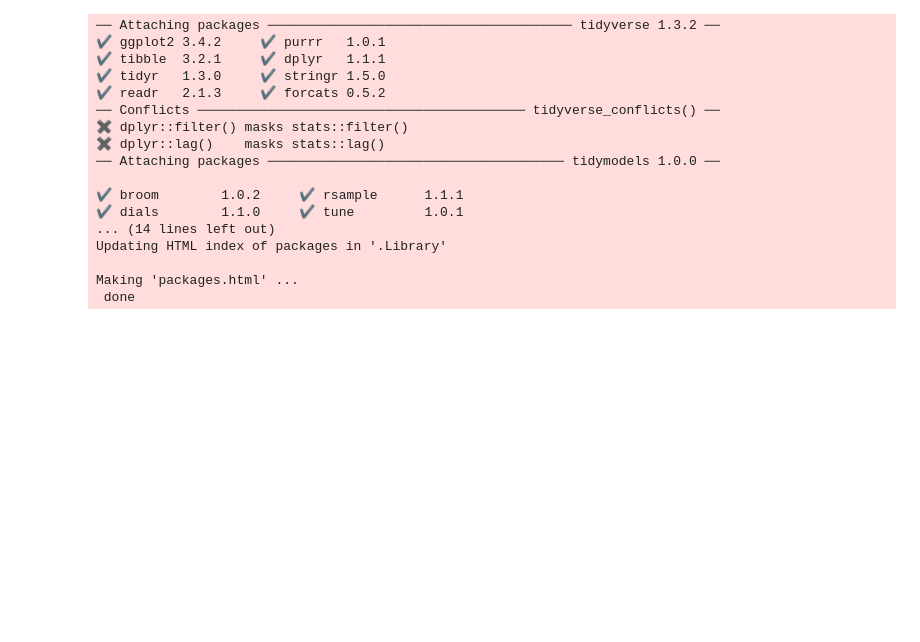
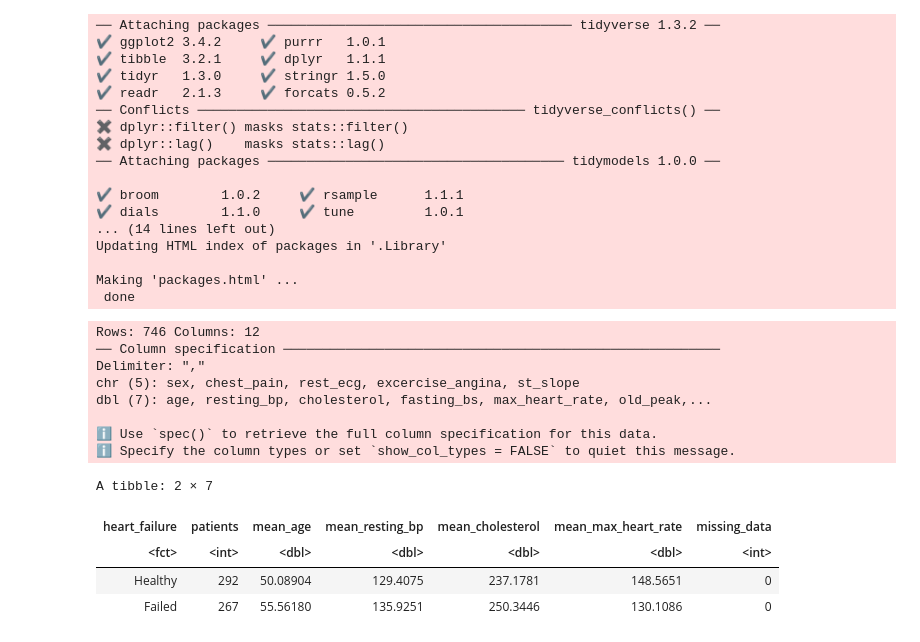
Before and after one commit to hamin2006/Group_Project_7, a Jupyter notebook: project_proposal_group7.ipynb, the cells around one changed output. Cells and saved outputs as stored; diff of their text form; code cells hidden in the pictures; blank space fills up the shorter version.

```diff
--- a/project_proposal_group7.ipynb
+++ b/project_proposal_group7.ipynb
@@ -27,24 +27,46 @@ Making 'packages.html' ...
  done
 # %%
 set.seed(50)
-heart_data <- read_csv("data/heart.csv", skip = 1, col_names = c("age","sex","chest_pain","resting_bp","cholesterol","fasting_bs","rest_ecg","max_heart_rate","excercise_angina","old_peak","st_slope","heart_failure")) |>
-    mutate(heart_failure = case_when(heart_failure == 1 ~ "Healthy" , heart_failure == 0 ~ "Failed"), heart_failure = as_factor(heart_failure)) |>
+#loading raw dataset with new clean column names
+heart_raw <- read_csv("https://raw.githubusercontent.com/hamin2006/Group_Project_7/main/data/heart1.csv",
+                       skip = 1,
+                       col_names = c("age","sex","chest_pain","resting_bp","cholesterol","fasting_bs","rest_ecg",
+                                    "max_heart_rate","excercise_angina","old_peak","st_slope","heart_failure"))
+
+#cleaning data and selecting predictor variables
+heart_data <- heart_raw |>
+    mutate(heart_failure = case_when(heart_failure == 0 ~ "Healthy" , heart_failure == 1 ~ "Failed"),
+           heart_failure = as_factor(heart_failure)) |>
     select(age, resting_bp, cholesterol, max_heart_rate, heart_failure)
 
-heart_data
-
-
+#splitting clean data into training and testing sets
 heart_split <- initial_split(heart_data, prop = 0.75, strata = heart_failure)
 
 heart_training <- training(heart_split)
 heart_testing <- testing(heart_split)
 
+#summarization of training data
 heart_training_summary <- heart_training |>
     group_by(heart_failure) |>
     summarize (patients = n(),
               mean_age = mean(age),
               mean_resting_bp = mean(resting_bp),
               mean_cholesterol = mean(cholesterol),
-              mean_max_heart_rate = mean(max_heart_rate))
+              mean_max_heart_rate = mean(max_heart_rate),
+              missing_data = sum(is.na(heart_failure)) + sum(is.na(age)) + sum(is.na(resting_bp)) + sum(is.na(cholesterol)) + sum(is.na(max_heart_rate)))
 heart_training_summary
+# %% [output]
+Rows: 746 Columns: 12
+── Column specification ────────────────────────────────────────────────────────
+Delimiter: ","
+chr (5): sex, chest_pain, rest_ecg, excercise_angina, st_slope
+dbl (7): age, resting_bp, cholesterol, fasting_bs, max_heart_rate, old_peak,...
+
+ℹ Use `spec()` to retrieve the full column specification for this data.
+ℹ Specify the column types or set `show_col_types = FALSE` to quiet this message.
+A tibble: 2 × 7
+| heart_failure | patients | mean_age | mean_resting_bp | mean_cholesterol | mean_max_heart_rate | missing_data |
+| <fct> | <int> | <dbl> | <dbl> | <dbl> | <dbl> | <int> |
+| Healthy | 292 | 50.08904 | 129.4075 | 237.1781 | 148.5651 | 0 |
+| Failed | 267 | 55.56180 | 135.9251 | 250.3446 | 130.1086 | 0 |
 # %%
```
Also changed, not shown: parts of 1 cell of this notebook.
